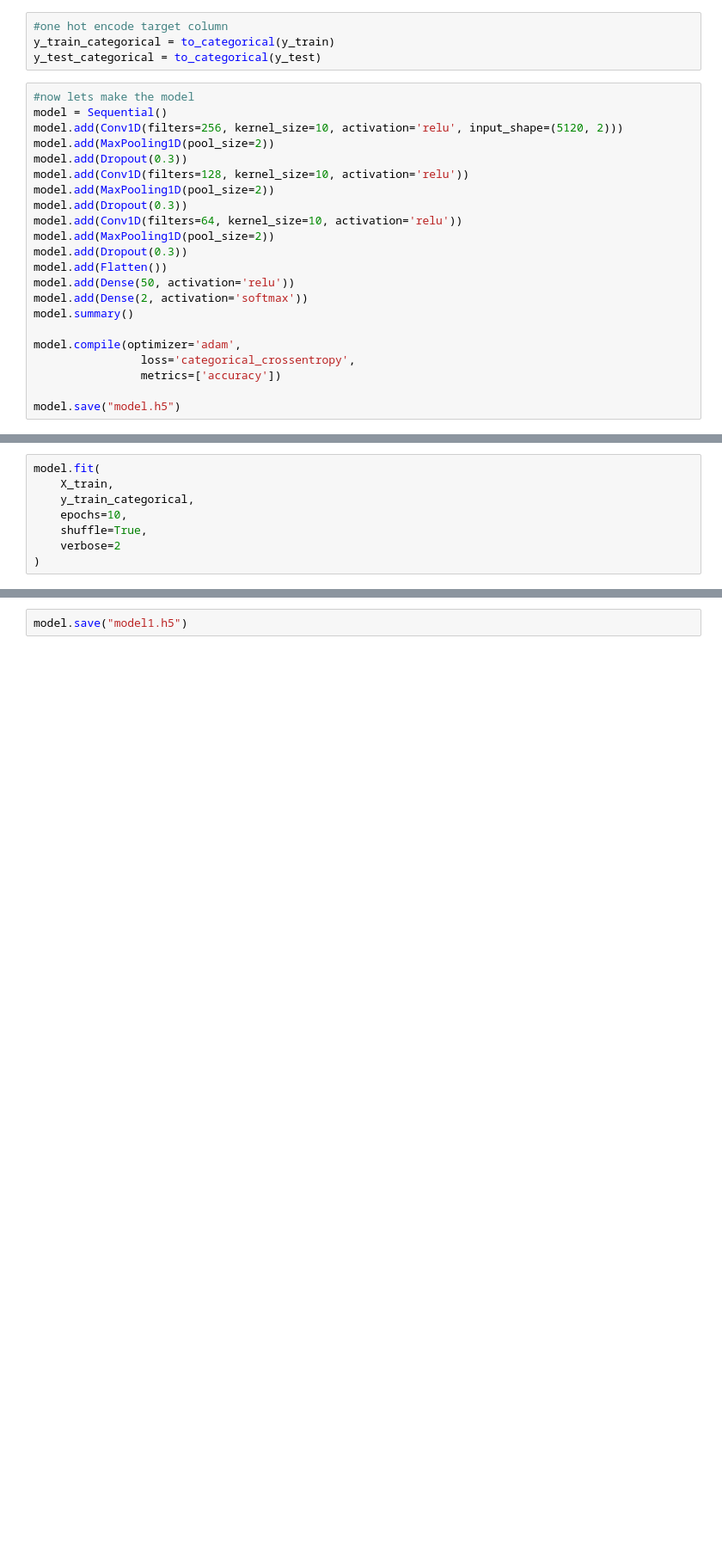
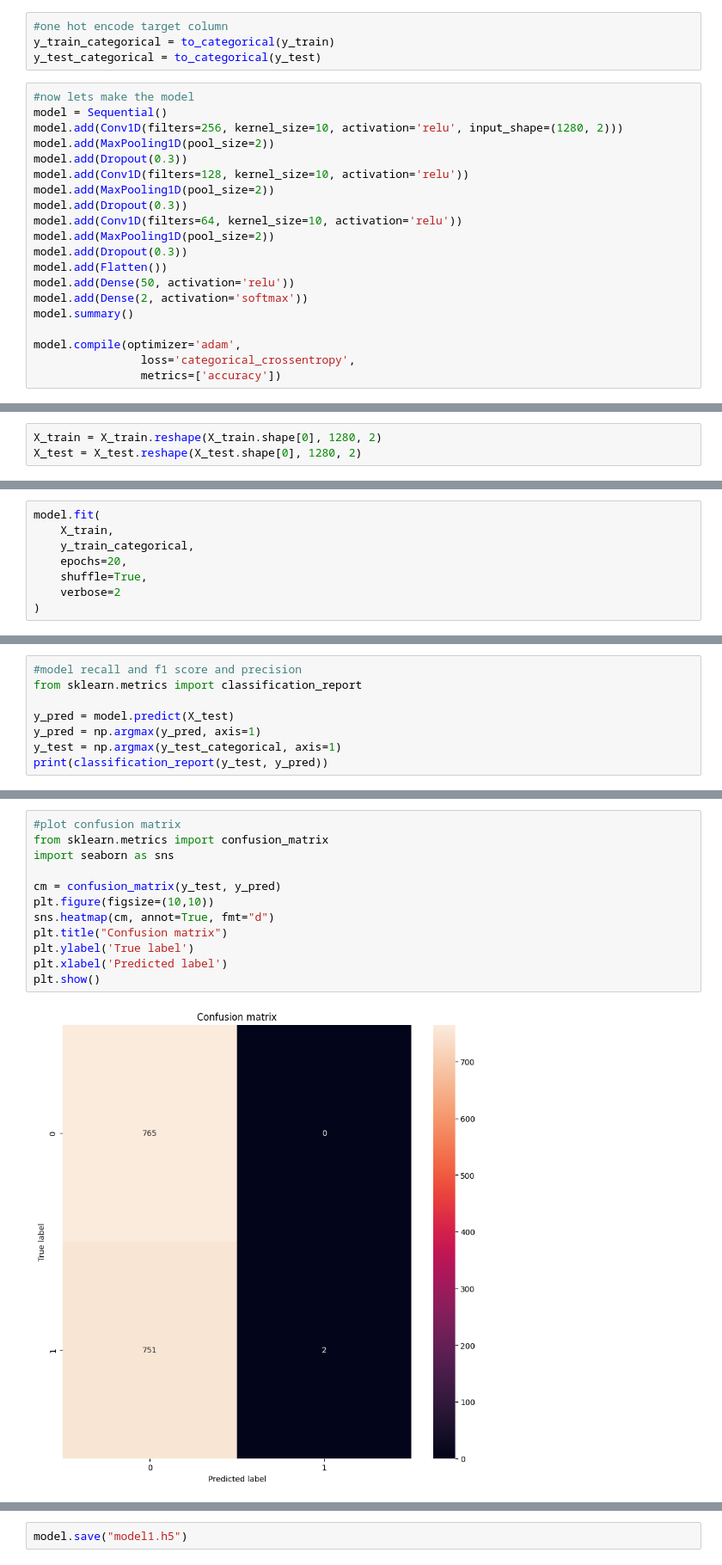
Before and after one commit to DevNerds2020/seizure-detector-with-neural-networks, a Jupyter notebook: SeizureDetector.ipynb, the cells around one changed output, grey strips where cells are left out. Shown at 86% size. Drawn from its saved outputs; the diff is of its cells as text; blank space fills up the shorter version.

```diff
--- a/SeizureDetector.ipynb
+++ b/SeizureDetector.ipynb
@@ -104,7 +303,7 @@ y_test_categorical = to_categorical(y_test)
 # %%
 #now lets make the model
 model = Sequential()
-model.add(Conv1D(filters=256, kernel_size=10, activation='relu', input_shape=(5120, 2)))
+model.add(Conv1D(filters=256, kernel_size=10, activation='relu', input_shape=(1280, 2)))
 model.add(MaxPooling1D(pool_size=2))
 model.add(Dropout(0.3))
 model.add(Conv1D(filters=128, kernel_size=10, activation='relu'))
@@ -121,6 +320,4 @@ model.summary()
 model.compile(optimizer='adam',
                 loss='categorical_crossentropy',
                 metrics=['accuracy'])
-
-model.save("model.h5")
 # %% [output]
@@ -142,2 +339,5 @@ Trainable params: 2,437,720
 Non-trainable params: 0
 _________________________________________________________________
+# %%
+X_train = X_train.reshape(X_train.shape[0], 1280, 2)
+X_test = X_test.reshape(X_test.shape[0], 1280, 2)
@@ -155,7 +355,7 @@ X_train.shape
 model.fit(
     X_train,
     y_train_categorical,
-    epochs=10,
+    epochs=20,
     shuffle=True,
     verbose=2
 )
@@ -192,0 +377,8 @@ Normal Neural Network - Loss: 16.448238372802734, Accuracy: 0.9832060933113098
+# %%
+#model recall and f1 score and precision
+from sklearn.metrics import classification_report
+
+y_pred = model.predict(X_test)
+y_pred = np.argmax(y_pred, axis=1)
+y_test = np.argmax(y_test_categorical, axis=1)
+print(classification_report(y_test, y_pred))
@@ -192,0 +395,14 @@ Normal Neural Network - Loss: 16.448238372802734, Accuracy: 0.9832060933113098
+# %%
+#plot confusion matrix
+from sklearn.metrics import confusion_matrix
+import seaborn as sns
+
+cm = confusion_matrix(y_test, y_pred)
+plt.figure(figsize=(10,10))
+sns.heatmap(cm, annot=True, fmt="d")
+plt.title("Confusion matrix")
+plt.ylabel('True label')
+plt.xlabel('Predicted label')
+plt.show()
+# %% [output]
+[figure, added]
```
Also changed, not shown: parts of 29 cells of this notebook.
